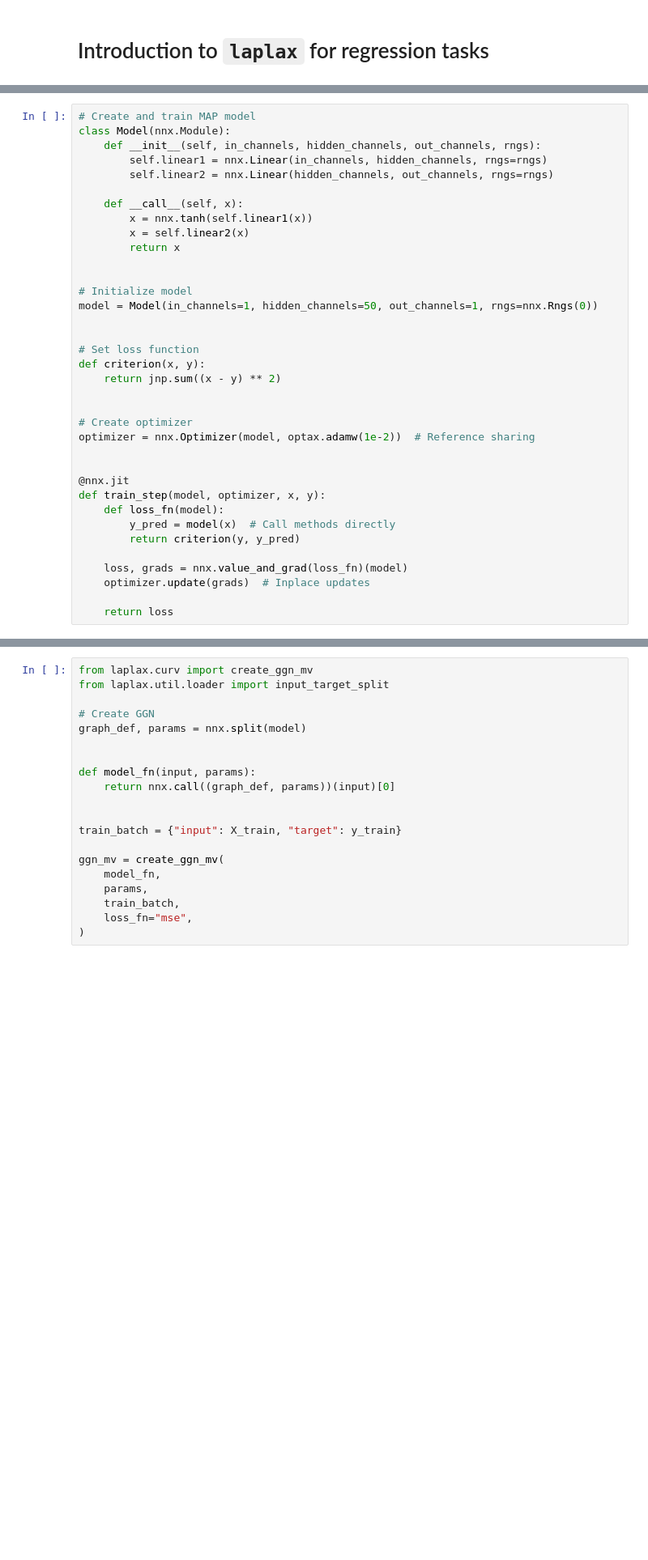
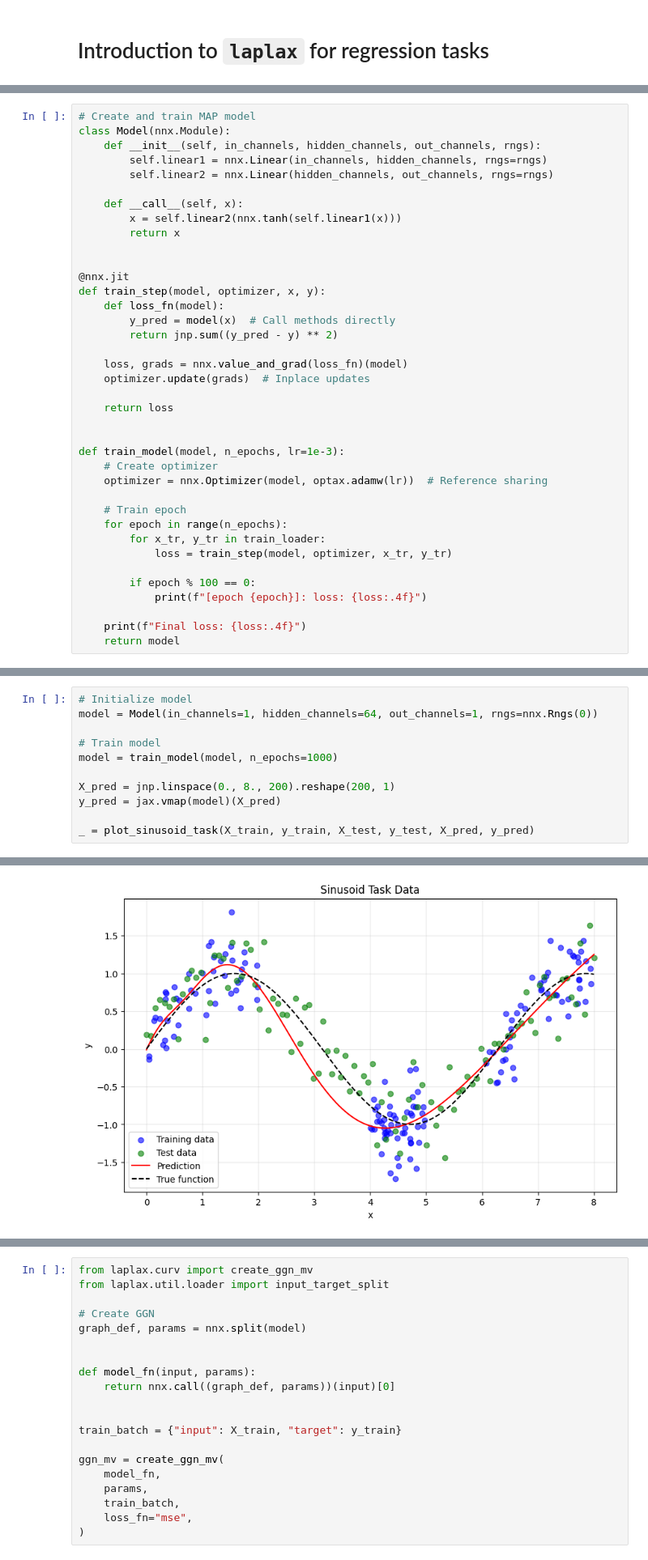
Before and after one commit to lenardrommel/laplax, a Jupyter notebook: examples/0001_posterior_gp_kernel.ipynb, the cells around one changed output, grey strips where cells are left out. Shown at 81% size. Cells and saved outputs as stored; diff of their text form; blank space fills up the shorter version.

```diff
--- a/examples/0001_posterior_gp_kernel.ipynb
+++ b/examples/0001_posterior_gp_kernel.ipynb
@@ -39,31 +55,33 @@ class Model(nnx.Module):
         self.linear2 = nnx.Linear(hidden_channels, out_channels, rngs=rngs)
 
     def __call__(self, x):
-        x = nnx.tanh(self.linear1(x))
-        x = self.linear2(x)
+        x = self.linear2(nnx.tanh(self.linear1(x)))
         return x
-
-
-# Initialize model
-model = Model(in_channels=1, hidden_channels=50, out_channels=1, rngs=nnx.Rngs(0))
-
-
-# Set loss function
-def criterion(x, y):
-    return jnp.sum((x - y) ** 2)
-
-
-# Create optimizer
-optimizer = nnx.Optimizer(model, optax.adamw(1e-2))  # Reference sharing
 
 
 @nnx.jit
 def train_step(model, optimizer, x, y):
     def loss_fn(model):
         y_pred = model(x)  # Call methods directly
-        return criterion(y, y_pred)
+        return jnp.sum((y_pred - y) ** 2)
 
     loss, grads = nnx.value_and_grad(loss_fn)(model)
     optimizer.update(grads)  # Inplace updates
 
     return loss
+
+
+def train_model(model, n_epochs, lr=1e-3):
+    # Create optimizer
+    optimizer = nnx.Optimizer(model, optax.adamw(lr))  # Reference sharing
+
+    # Train epoch
+    for epoch in range(n_epochs):
+        for x_tr, y_tr in train_loader:
+            loss = train_step(model, optimizer, x_tr, y_tr)
+
+        if epoch % 100 == 0:
+            print(f"[epoch {epoch}]: loss: {loss:.4f}")
+
+    print(f"Final loss: {loss:.4f}")
+    return model
@@ -80,0 +88,12 @@ print(f"Final loss: {loss:.4f}")
+# %%
+# Initialize model
+model = Model(in_channels=1, hidden_channels=64, out_channels=1, rngs=nnx.Rngs(0))
+
+# Train model
+model = train_model(model, n_epochs=1000)
+
+X_pred = jnp.linspace(0., 8., 200).reshape(200, 1)
+y_pred = jax.vmap(model)(X_pred)
+
+_ = plot_sinusoid_task(X_train, y_train, X_test, y_test, X_pred, y_pred)
+# %% [output]
@@ -80,0 +111 @@ print(f"Final loss: {loss:.4f}")
+[figure, added]
```
Also changed, not shown: parts of 79 cells of this notebook.
